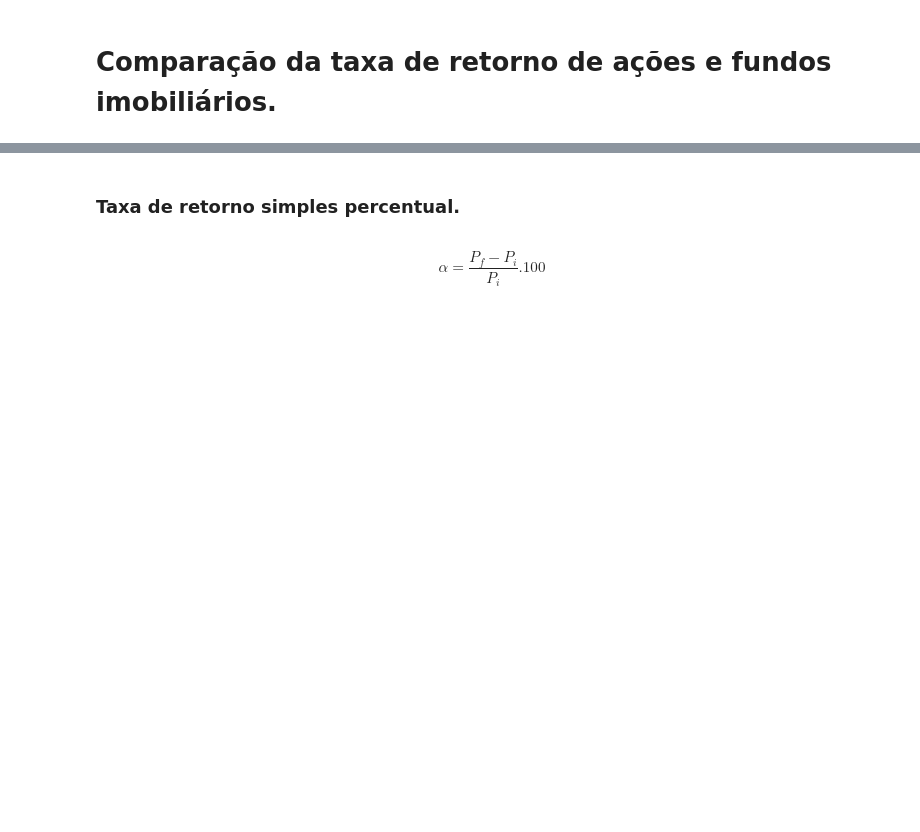
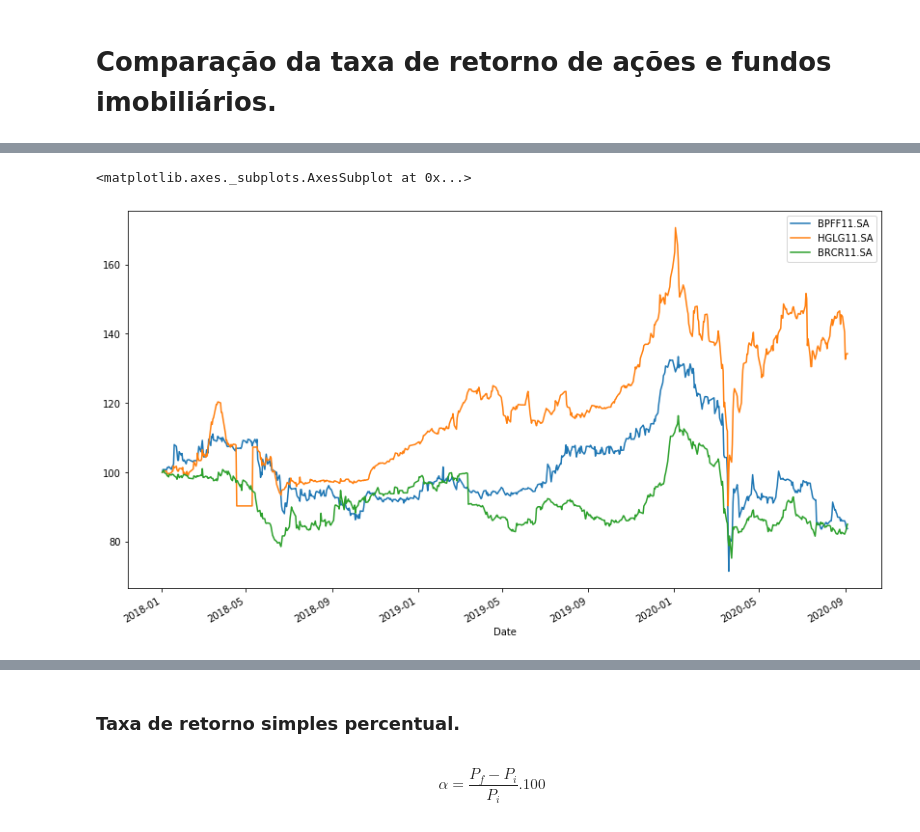
Before and after one commit to biangomes/ACOESvsFIIS, a Jupyter notebook: acoes-x-fii.ipynb, the cells around one changed output, grey strips where cells are left out. Cells and saved outputs as stored; diff of their text form; code cells hidden in the pictures; blank space fills up the shorter version.

```diff
--- a/acoes-x-fii.ipynb
+++ b/acoes-x-fii.ipynb
@@ -26,4 +17,0 @@ fiis = ["BPFF11.SA", "HGLG11.SA", "BRCR11.SA"]
-# %%
-meus_dados_fiis = pd.DataFrame()
-for j in fiis:
-    meus_dados_fiis[j] = web.DataReader(j, data_source="yahoo", start="2018-01-01", end="2020-09-04")["Adj Close"]
@@ -50,0 +35,5 @@ print(meus_dados_fiis.iloc[0])
+# %%
+(mydata_fiis / mydata_fiis.iloc[0] * 100).plot(figsize=(14,8))
+# %% [output]
+<matplotlib.axes._subplots.AxesSubplot at 0x...>
+[figure, added]
```
Also changed, not shown: parts of 23 cells of this notebook.
